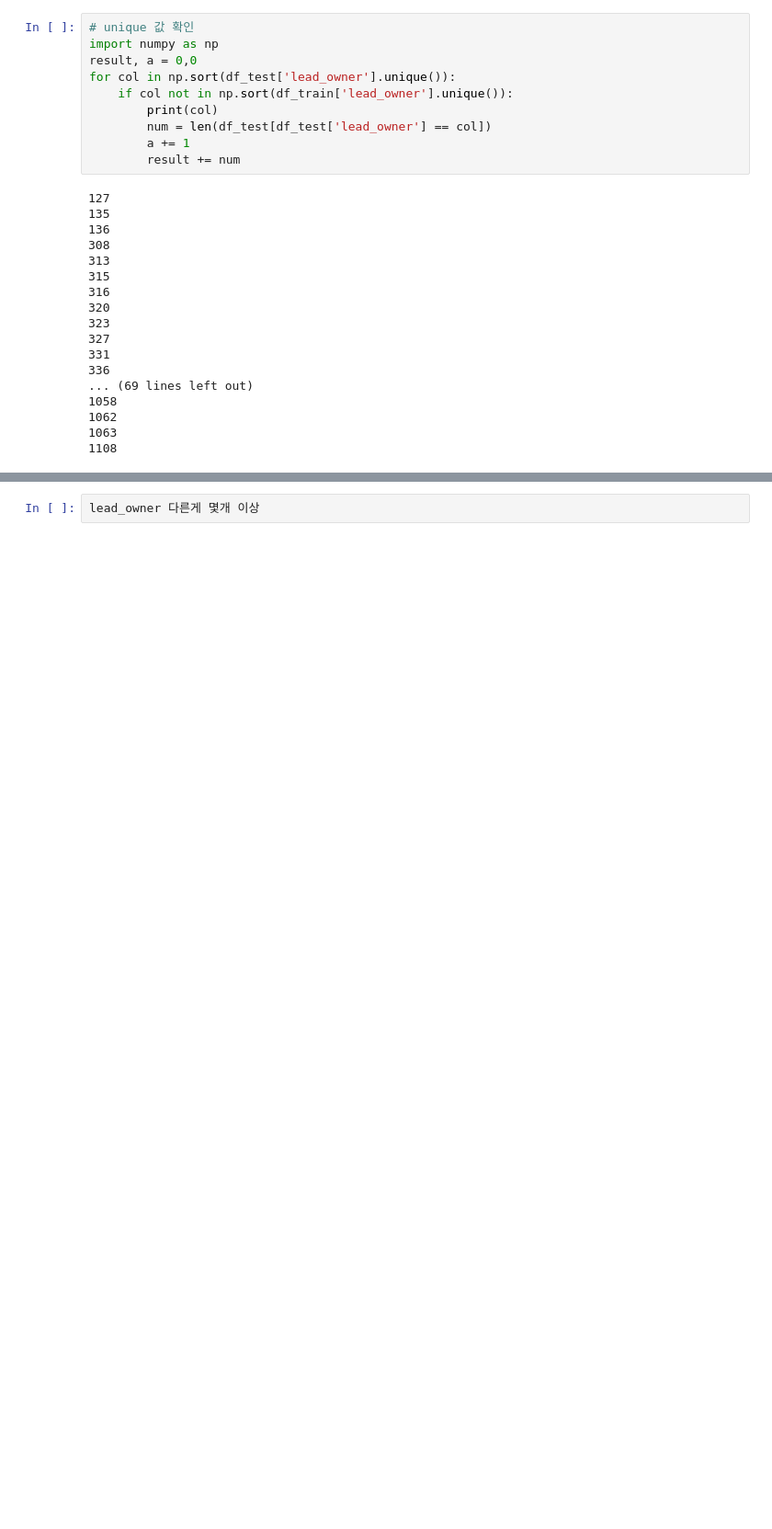
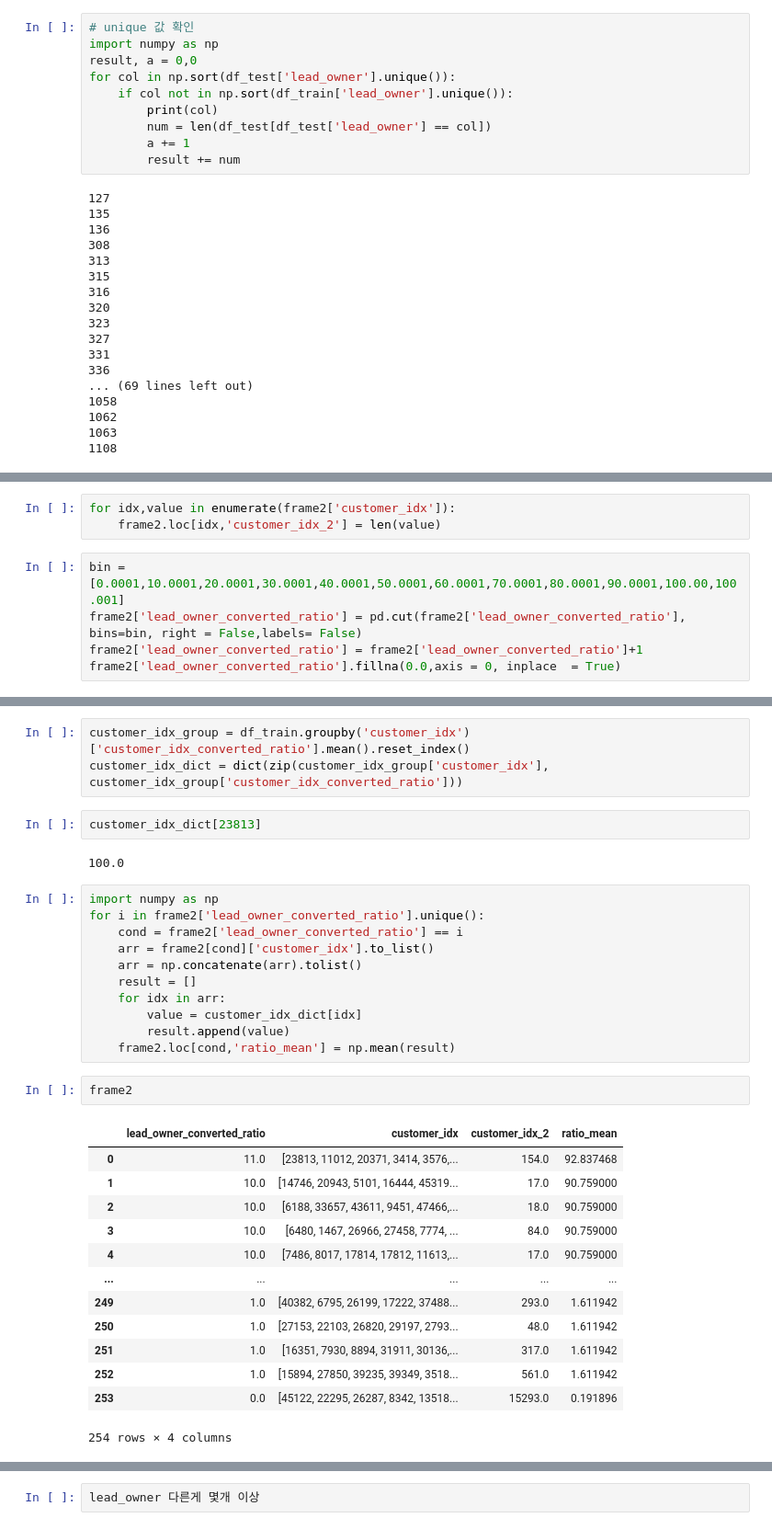
Before and after one commit to LgDNet/phase2_module, a Jupyter notebook: workspace/gy/preprocessing_gy/convert_ratio.ipynb, the cells around one changed output, grey strips where cells are left out. Shown: that part at 92% size. Drawn from its saved outputs; the diff is of its cells as text; blank space fills up the shorter version.

Commit message:
Update: lead owner & customer idx mean

```diff
--- a/workspace/gy/preprocessing_gy/convert_ratio.ipynb
+++ b/workspace/gy/preprocessing_gy/convert_ratio.ipynb
@@ -76,0 +79,8 @@ Name: lead_owner, dtype: int64
+# %%
+for idx,value in enumerate(frame2['customer_idx']):
+    frame2.loc[idx,'customer_idx_2'] = len(value)
+# %%
+bin = [0.0001,10.0001,20.0001,30.0001,40.0001,50.0001,60.0001,70.0001,80.0001,90.0001,100.00,100.001]
+frame2['lead_owner_converted_ratio'] = pd.cut(frame2['lead_owner_converted_ratio'], bins=bin, right = False,labels= False)
+frame2['lead_owner_converted_ratio'] = frame2['lead_owner_converted_ratio']+1
+frame2['lead_owner_converted_ratio'].fillna(0.0,axis = 0, inplace  = True)
@@ -76,0 +104,34 @@ Name: lead_owner, dtype: int64
+# %%
+customer_idx_group = df_train.groupby('customer_idx')['customer_idx_converted_ratio'].mean().reset_index()
+customer_idx_dict = dict(zip(customer_idx_group['customer_idx'], customer_idx_group['customer_idx_converted_ratio']))
+# %%
+customer_idx_dict[23813]
+# %% [output]
+100.0
+# %%
+import numpy as np
+for i in frame2['lead_owner_converted_ratio'].unique():
+    cond = frame2['lead_owner_converted_ratio'] == i
+    arr = frame2[cond]['customer_idx'].to_list()
+    arr = np.concatenate(arr).tolist()
+    result = []
+    for idx in arr:
+        value = customer_idx_dict[idx]
+        result.append(value)
+    frame2.loc[cond,'ratio_mean'] = np.mean(result)
+# %%
+frame2
+# %% [output]
+|  | lead_owner_converted_ratio | customer_idx | customer_idx_2 | ratio_mean |
+| 0 | 11.0 | [23813, 11012, 20371, 3414, 3576,... | 154.0 | 92.837468 |
+| 1 | 10.0 | [14746, 20943, 5101, 16444, 45319... | 17.0 | 90.759000 |
+| 2 | 10.0 | [6188, 33657, 43611, 9451, 47466,... | 18.0 | 90.759000 |
+| 3 | 10.0 | [6480, 1467, 26966, 27458, 7774, ... | 84.0 | 90.759000 |
+| 4 | 10.0 | [7486, 8017, 17814, 17812, 11613,... | 17.0 | 90.759000 |
+| ... | ... | ... | ... | ... |
+| 249 | 1.0 | [40382, 6795, 26199, 17222, 37488... | 293.0 | 1.611942 |
+| 250 | 1.0 | [27153, 22103, 26820, 29197, 2793... | 48.0 | 1.611942 |
+| 251 | 1.0 | [16351, 7930, 8894, 31911, 30136,... | 317.0 | 1.611942 |
+| 252 | 1.0 | [15894, 27850, 39235, 39349, 3518... | 561.0 | 1.611942 |
+| 253 | 0.0 | [45122, 22295, 26287, 8342, 13518... | 15293.0 | 0.191896 |
+254 rows × 4 columns
```
Also changed, not shown: parts of 16 cells of this notebook, 1 other file.
